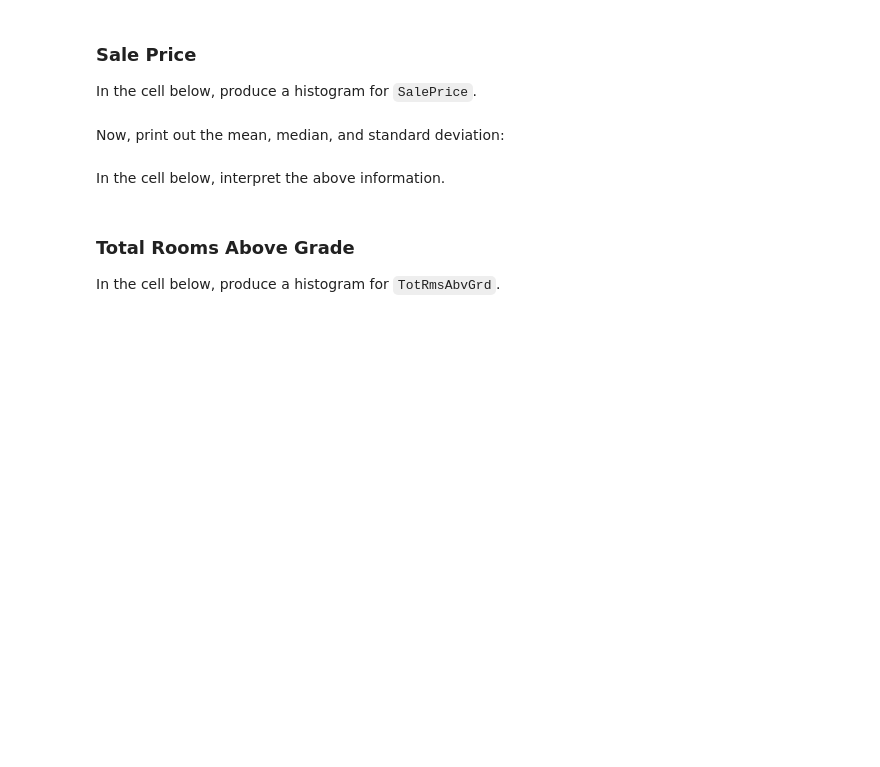
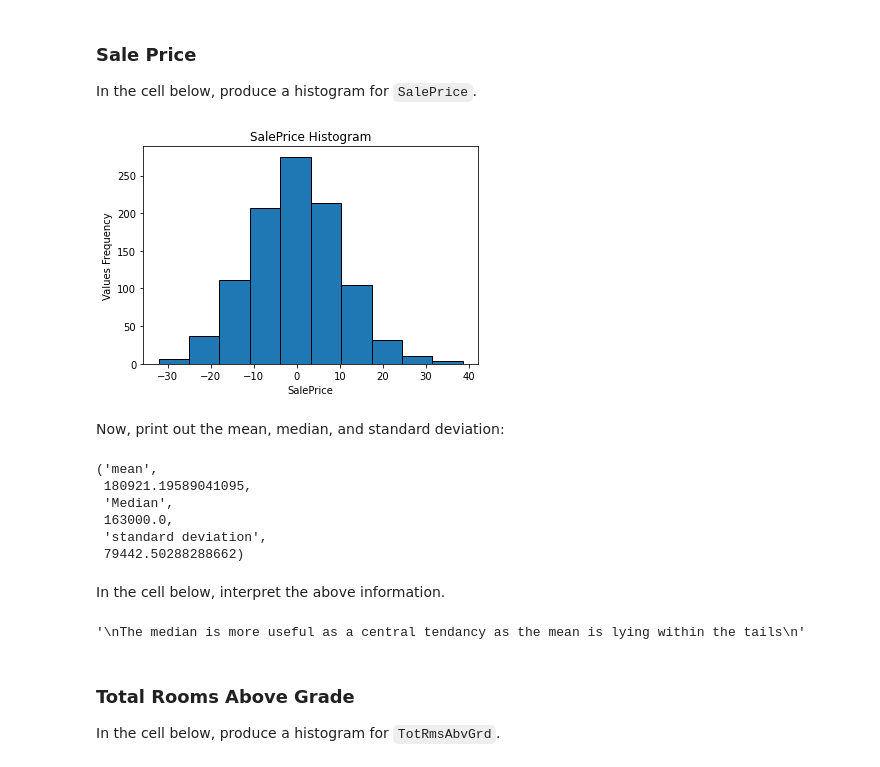
Before and after one commit to kahihu/dsc-pandas-eda-lab, a Jupyter notebook: index.ipynb, the cells around one changed output. Drawn from its saved outputs; the diff is of its cells as text; code cells hidden in the pictures; blank space fills up the shorter version.

```diff
--- a/index.ipynb
+++ b/index.ipynb
@@ -185,2 +183,14 @@ In the cell below, produce a histogram for `SalePrice`.
+# %%
+# Your code here
+import numpy as np
+np.random.seed(100)
+x=10*np.random.randn(1000)
+plt.hist(x,bins=10,edgecolor='black')
+plt.xlabel('SalePrice')
+plt.ylabel('Values Frequency')
+plt.title('SalePrice Histogram')
+plt.show()
+# %% [output]
+[figure, added]
 # %% [markdown]
 Now, print out the mean, median, and standard deviation:
@@ -189,2 +197,43 @@ Now, print out the mean, median, and standard deviation:
+# %%
+# Your code here
+import numpy as np
+import pandas as pd
+
+'mean', df['SalePrice'].mean(),'Median',df['SalePrice'].median(),'standard deviation',df['SalePrice'].std()
+
+#print ()
+#mean = get_mean(SalePrice)
+#print(" ", mean)
+#print (df())
+#df['SalePrice'].median()
+#print('Median')
+#df['SalePrice'].std()
+#print('standard Deviation')
+
+#Mean= df['SalePrice'].mean()
+#print(mean)
+#def get mean (data)
+
+#A=np.array(Saleprice)
+#output =np.mean(A,Axis=0)
+
+
+
+
+#np.mean(a,axis=1,dtype=none,out=none,keepdims=np._Novalue,*,where=<1460>):
+#def mean(Saleprice)
+    #return (Saleprice)
+    #print(Saleprice)
+#Saleprice=np.array(Saleprice)
+#mean(a,axis='',dtype=none,a,=np.int64)
+
+#mean(a,axis='SalePrice',dtype=none,a,=np.int64)
+# %% [output]
+('mean',
+ 180921.19589041095,
+ 'Median',
+ 163000.0,
+ 'standard deviation',
+ 79442.50288288662)
 # %% [markdown]
 In the cell below, interpret the above information.
@@ -196,3 +240,10 @@ None
+# %%
+# Replace None with appropriate text
+"""
+The median is more useful as a central tendancy as the mean is lying within the tails
+"""
+# %% [output]
+'\nThe median is more useful as a central tendancy as the mean is lying within the tails\n'
 # %% [markdown]
 ### Total Rooms Above Grade
 
```
Also changed, not shown: parts of 30 cells of this notebook.
